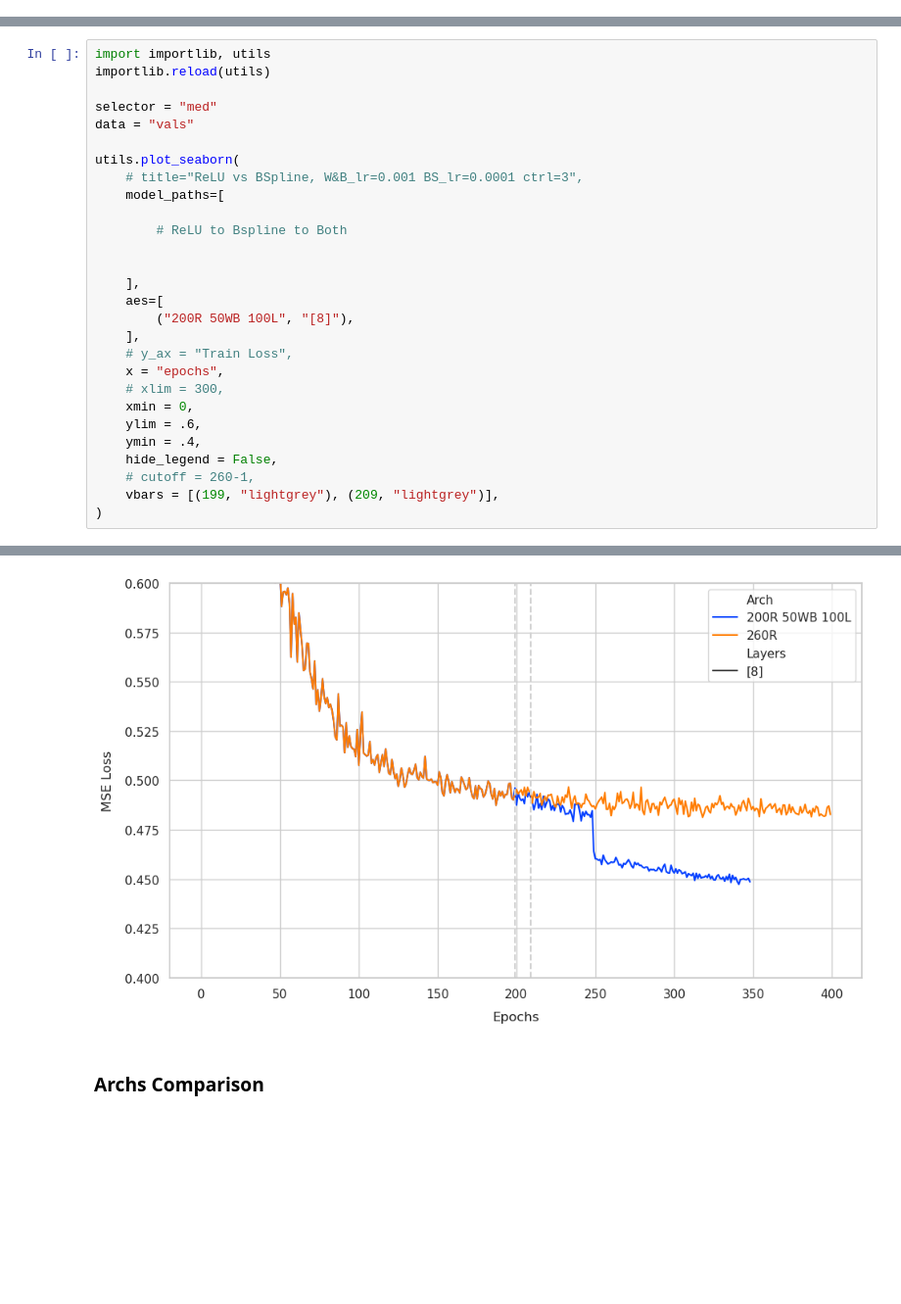
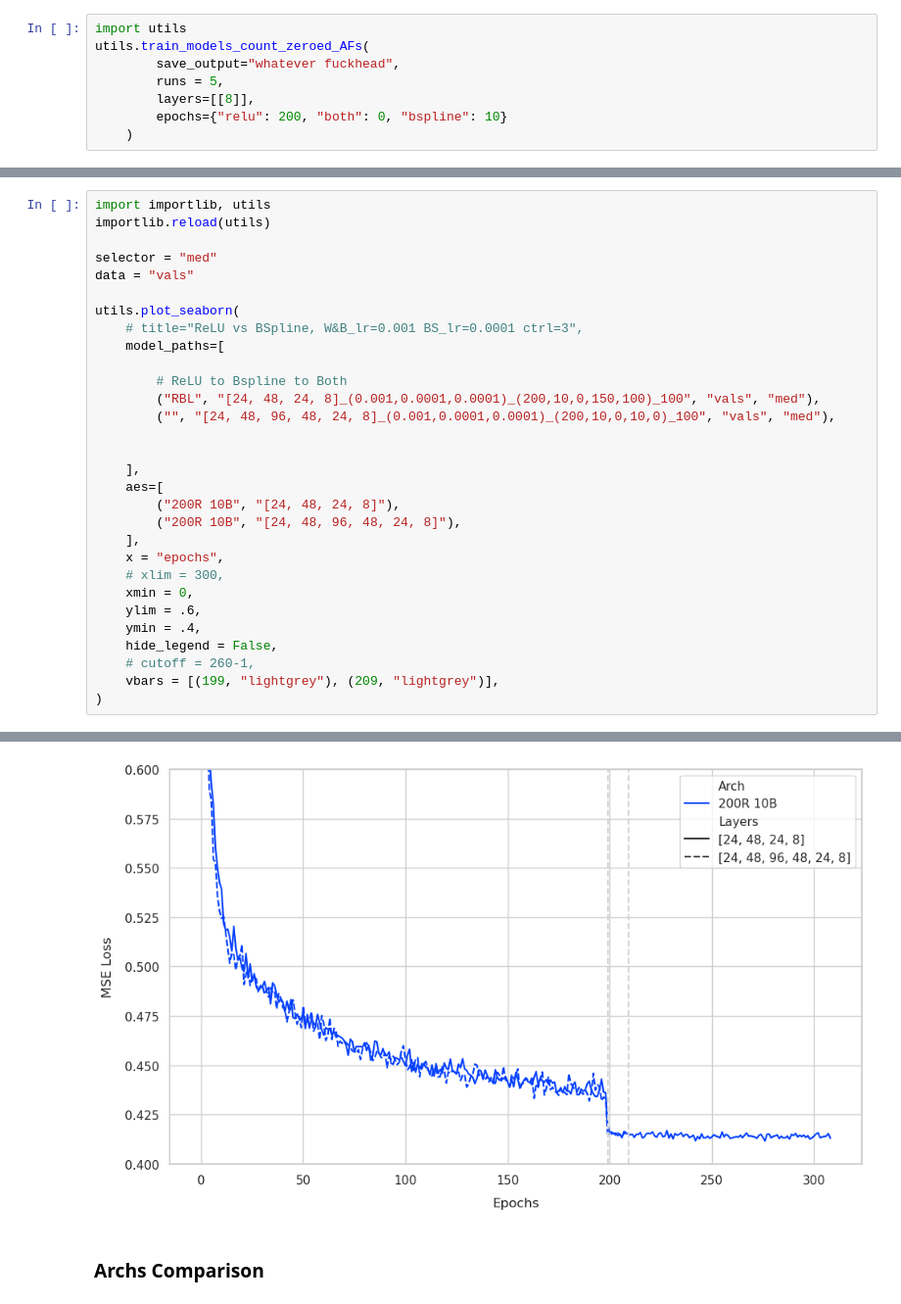
Before and after one commit to liam-hp/deepsplines-thesis, a Jupyter notebook: plot_data.ipynb, the cells around one changed output, grey strips where cells are left out. Shown: that part at 98% size. Cells and saved outputs as stored; diff of their text form; blank space fills up the shorter version.

```diff
--- a/plot_data.ipynb
+++ b/plot_data.ipynb
@@ -0,0 +1,8 @@
+# %%
+import utils
+utils.train_models_count_zeroed_AFs(
+        save_output="whatever fuckhead",
+        runs = 5,
+        layers=[[8]],
+        epochs={"relu": 200, "both": 0, "bspline": 10}
+    )
@@ -10,13 +62,15 @@ utils.plot_seaborn(
     model_paths=[
 
         # ReLU to Bspline to Both
+        ("RBL", "[24, 48, 24, 8]_(0.001,0.0001,0.0001)_(200,10,0,150,100)_100", "vals", "med"),
+        ("", "[24, 48, 96, 48, 24, 8]_(0.001,0.0001,0.0001)_(200,10,0,10,0)_100", "vals", "med"),
 
 
     ],
     aes=[
-        ("200R 50WB 100L", "[8]"),
+        ("200R 10B", "[24, 48, 24, 8]"),
+        ("200R 10B", "[24, 48, 96, 48, 24, 8]"),
     ],
-    # y_ax = "Train Loss",
     x = "epochs",
     # xlim = 300,
     xmin = 0,
@@ -32,4 +86,4 @@ Avg over last 5 epochs on 260R,[8],med: 0.4818 in 357.80393761999954s
-[figure, old version]
+[figure, new version]
 # %% [markdown]
 ### Archs Comparison
 # %% [markdown]
```
Also changed, not shown: parts of 9 cells of this notebook, 11 other files.
